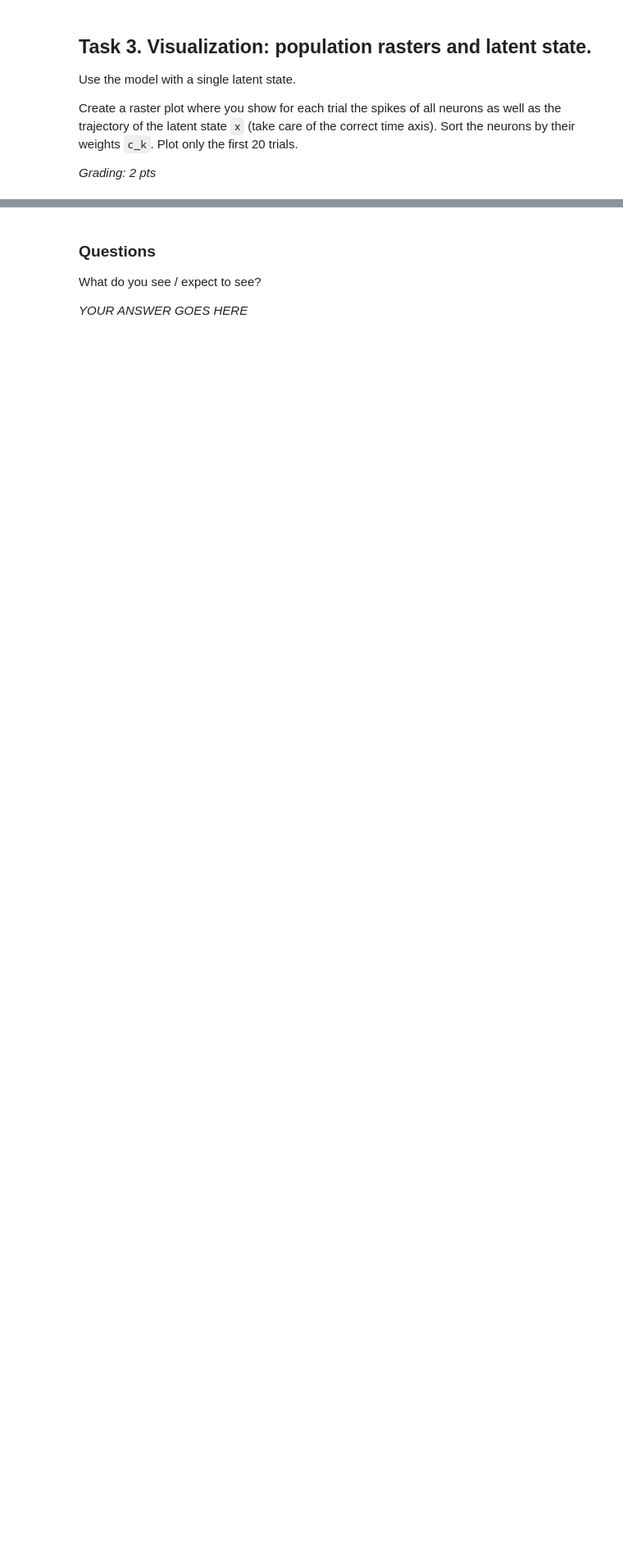
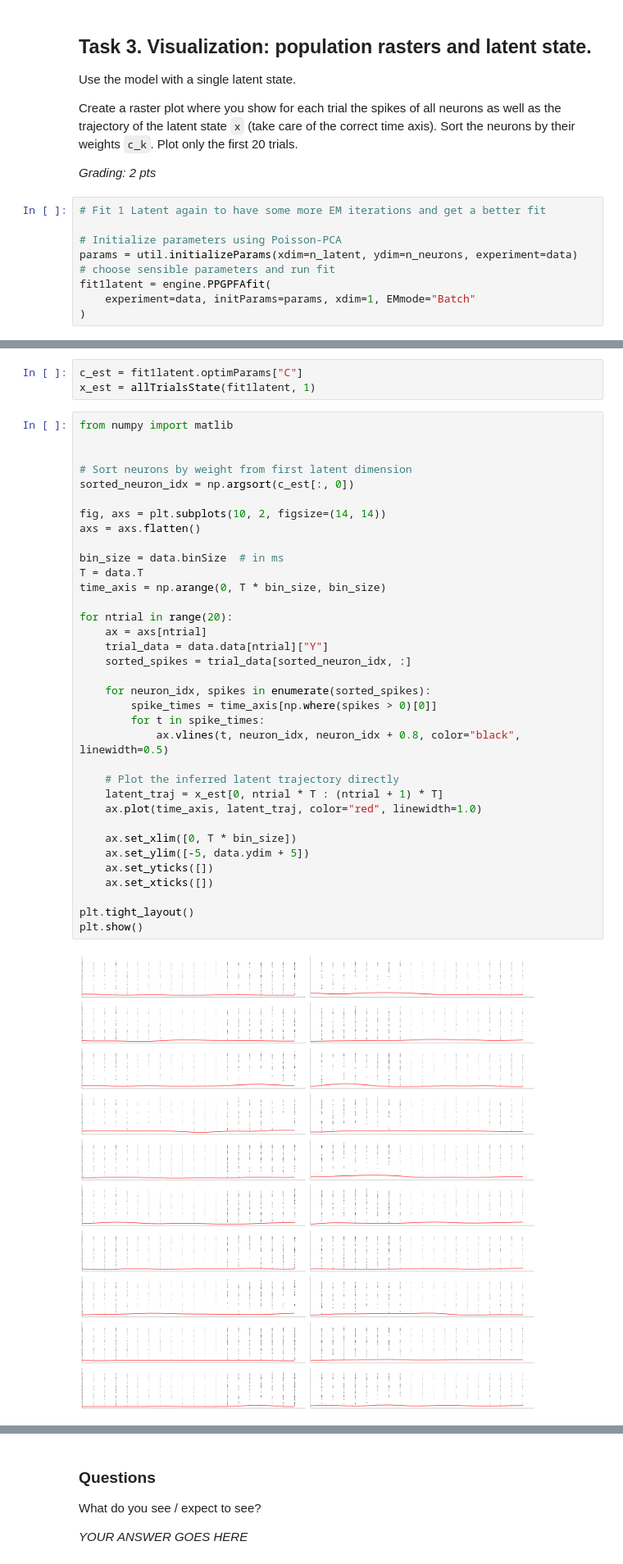
Before and after one commit to flobu98/neural_data_science, a Jupyter notebook: CodingLab6.ipynb, the cells around one changed output, grey strips where cells are left out. Shown at 82% size. Saved outputs shown, nothing was run; the diff lists cells and outputs as text; blank space fills up the shorter version.

```diff
--- a/CodingLab6.ipynb
+++ b/CodingLab6.ipynb
@@ -545,3 +545,12 @@ Use the model with a single latent state.
 Create a raster plot where you show for each trial the spikes of all neurons as well as the trajectory of the latent state `x` (take care of the correct time axis). Sort the neurons by their weights `c_k`. Plot only the first 20 trials.
 
 *Grading: 2 pts*
+# %%
+# Fit 1 Latent again to have some more EM iterations and get a better fit
+
+# Initialize parameters using Poisson-PCA
+params = util.initializeParams(xdim=n_latent, ydim=n_neurons, experiment=data)
+# choose sensible parameters and run fit
+fit1latent = engine.PPGPFAfit(
+    experiment=data, initParams=params, xdim=1, EMmode="Batch"
+)
@@ -548,3 +567,43 @@ Create a raster plot where you show for each trial the spikes of all neurons as
+# %%
+c_est = fit1latent.optimParams["C"]
+x_est = allTrialsState(fit1latent, 1)
+# %%
+from numpy import matlib
+
+
+# Sort neurons by weight from first latent dimension
+sorted_neuron_idx = np.argsort(c_est[:, 0])
+
+fig, axs = plt.subplots(10, 2, figsize=(14, 14))
+axs = axs.flatten()
+
+bin_size = data.binSize  # in ms
+T = data.T
+time_axis = np.arange(0, T * bin_size, bin_size)
+
+for ntrial in range(20):
+    ax = axs[ntrial]
+    trial_data = data.data[ntrial]["Y"]
+    sorted_spikes = trial_data[sorted_neuron_idx, :]
+
+    for neuron_idx, spikes in enumerate(sorted_spikes):
+        spike_times = time_axis[np.where(spikes > 0)[0]]
+        for t in spike_times:
+            ax.vlines(t, neuron_idx, neuron_idx + 0.8, color="black", linewidth=0.5)
+
+    # Plot the inferred latent trajectory directly
+    latent_traj = x_est[0, ntrial * T : (ntrial + 1) * T]
+    ax.plot(time_axis, latent_traj, color="red", linewidth=1.0)
+
+    ax.set_xlim([0, T * bin_size])
+    ax.set_ylim([-5, data.ydim + 5])
+    ax.set_yticks([])
+    ax.set_xticks([])
+
+plt.tight_layout()
+plt.show()
+# %% [output]
+[figure, added]
 # %%
 from numpy import matlib
 
```
Also changed, not shown: parts of 2 cells of this notebook.
